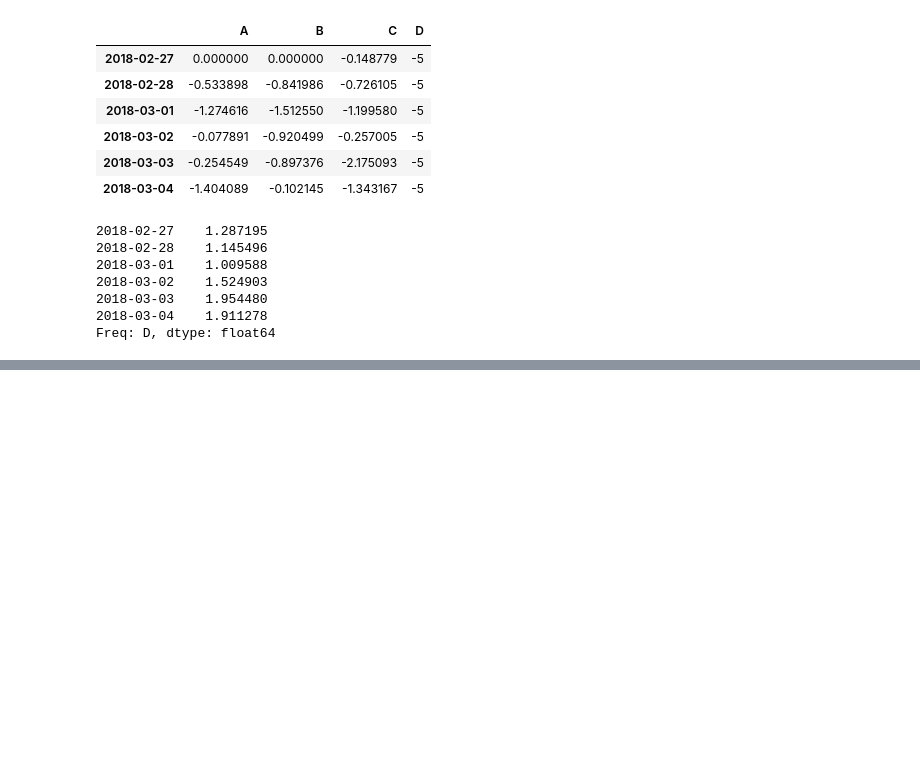
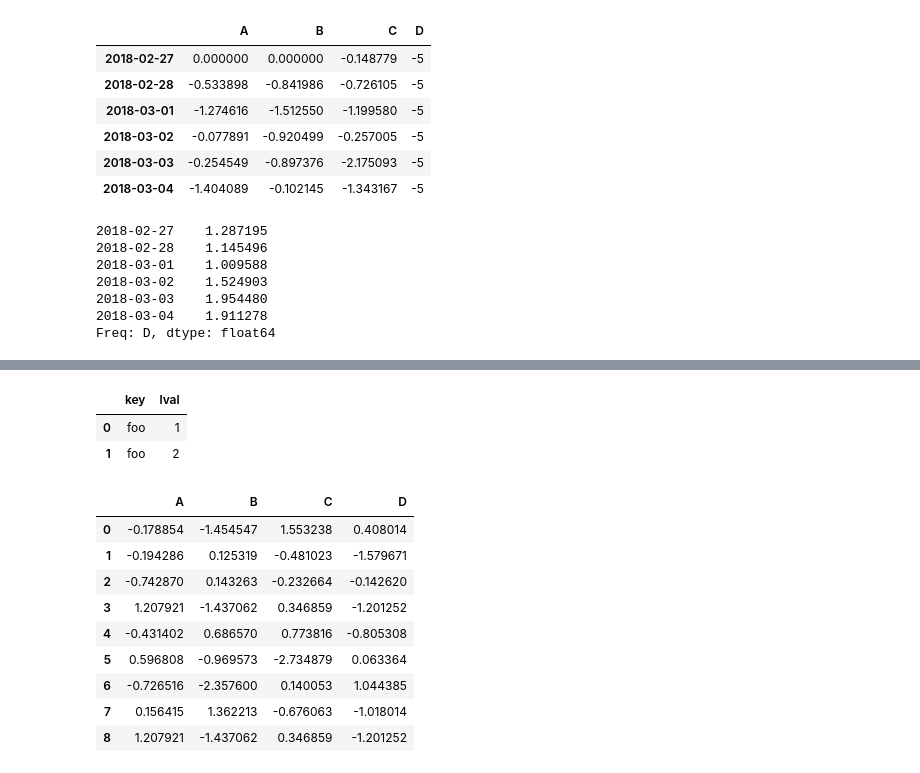
Before and after one commit to zmLucky/CodeStudy, a Jupyter notebook: py/pd.ipynb, the cells around one changed output, grey strips where cells are left out. Saved outputs shown, nothing was run; the diff lists cells and outputs as text; code cells hidden in the pictures; blank space fills up the shorter version.

```diff
--- a/py/pd.ipynb
+++ b/py/pd.ipynb
@@ -269,0 +285,23 @@ df
+# %%
+left = pd.DataFrame({'key': ['foo', 'foo'], 'lval': [1, 2]})
+right = pd.DataFrame({'key': ['foo', 'foo'], 'rval': [4, 5]})
+left
+# %% [output]
+|  | key | lval |
+| 0 | foo | 1 |
+| 1 | foo | 2 |
+# %%
+df = pd.DataFrame(np.random.randn(8, 4), columns=['A', 'B', 'C', 'D'])
+s = df.iloc[3]
+df.append(s, ignore_index=True)
+# %% [output]
+|  | A | B | C | D |
+| 0 | -0.178854 | -1.454547 | 1.553238 | 0.408014 |
+| 1 | -0.194286 | 0.125319 | -0.481023 | -1.579671 |
+| 2 | -0.742870 | 0.143263 | -0.232664 | -0.142620 |
+| 3 | 1.207921 | -1.437062 | 0.346859 | -1.201252 |
+| 4 | -0.431402 | 0.686570 | 0.773816 | -0.805308 |
+| 5 | 0.596808 | -0.969573 | -2.734879 | 0.063364 |
+| 6 | -0.726516 | -2.357600 | 0.140053 | 1.044385 |
+| 7 | 0.156415 | 1.362213 | -0.676063 | -1.018014 |
+| 8 | 1.207921 | -1.437062 | 0.346859 | -1.201252 |
```
Also changed, not shown: parts of 8 cells of this notebook, 14 other files.
